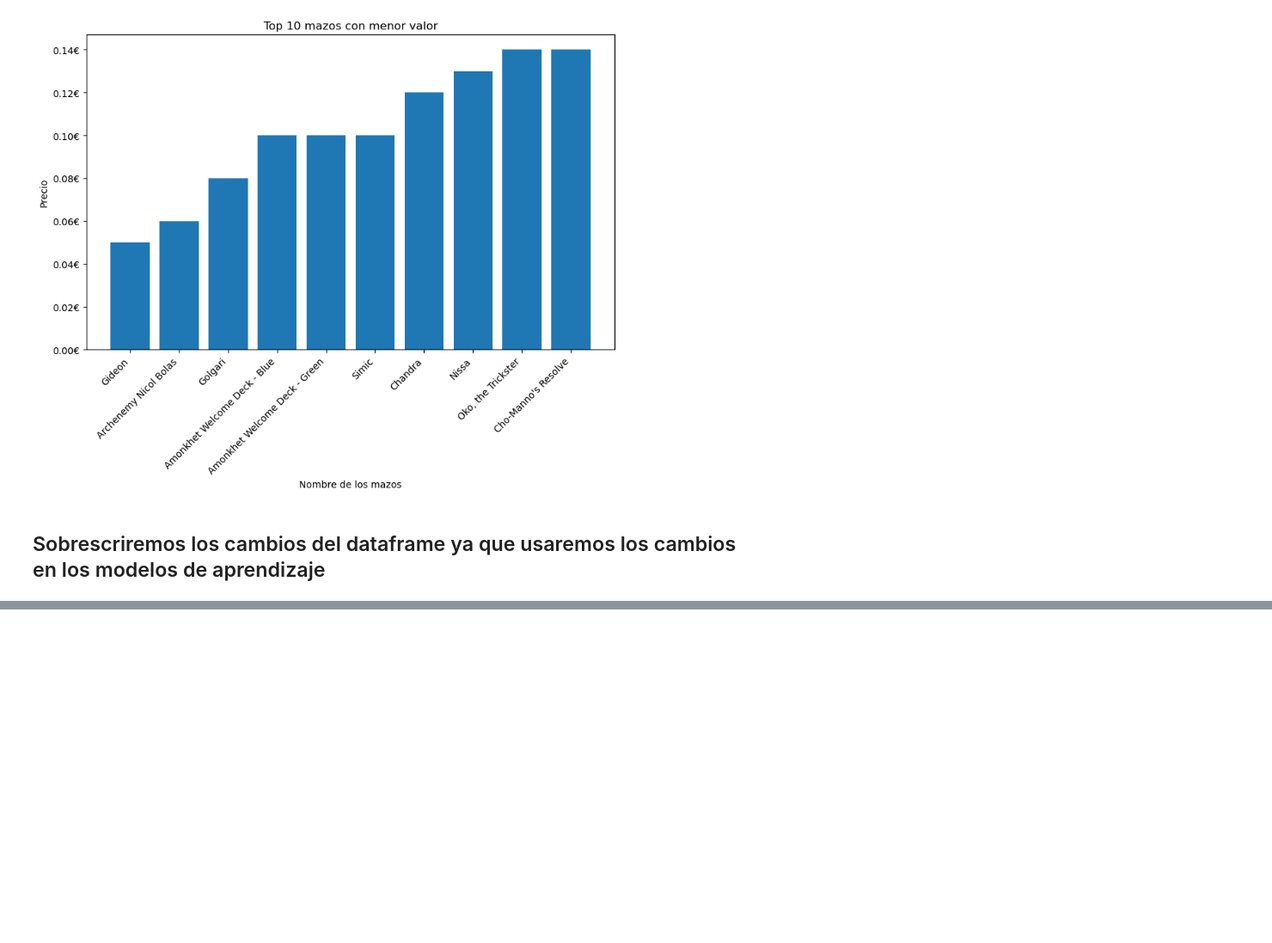
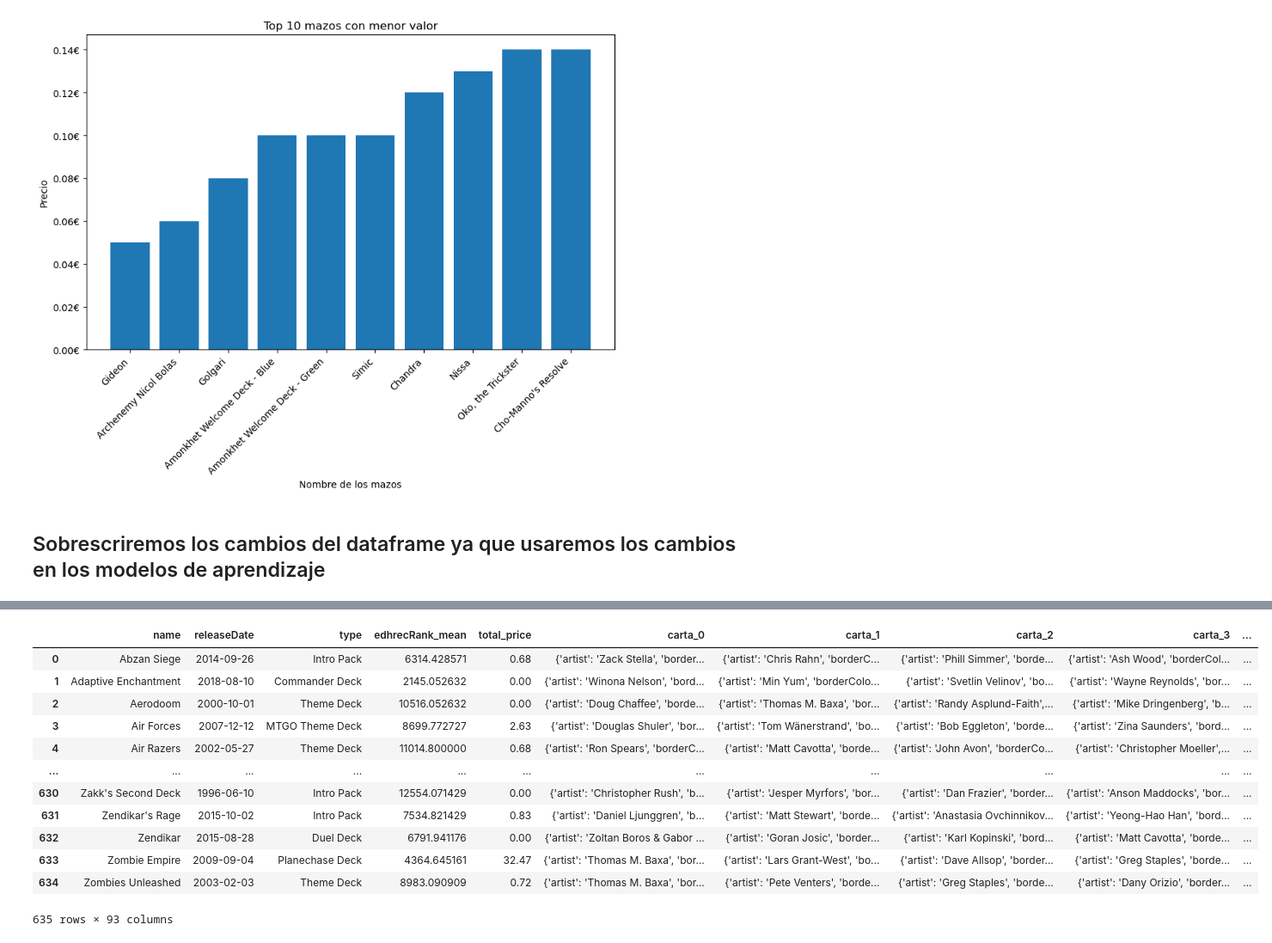
Before and after one commit to RubG4/TFM_MasterBigData_MTG, a Jupyter notebook: Main.ipynb, the cells around one changed output, grey strips where cells are left out. Shown at 86% size. Cells and saved outputs as stored; diff of their text form; code cells hidden in the pictures; blank space fills up the shorter version.

```diff
--- a/Main.ipynb
+++ b/Main.ipynb
@@ -325,0 +330,26 @@ dfMazos.to_csv(path, index=False)
+# %%
+# Seleccionamos las columnas que queremos mantener y separamos las cartas del campo mainBoard
+dfSMP = dfMazos[['name', 'releaseDate','type', 'edhrecRank_mean', 'total_price']]
+mainboard_cards = pd.DataFrame(dfMazos['mainBoard'].tolist()).add_prefix('carta_')
+
+# Aseguramos que los índices estén alineados para evitar filas erroneas y unimos los df para obtner el resultado
+dfSMP = dfSMP.reset_index(drop=True)
+mainboard_cards = mainboard_cards.reset_index(drop=True)
+dfMazos_V2 = pd.concat([dfSMP, mainboard_cards], axis=1)
+
+# Comprobamos si la union se realizo correctamente
+dfMazos_V2
+# %% [output]
+|  | name | releaseDate | type | edhrecRank_mean | total_price | carta_0 | carta_1 | carta_2 | carta_3 | ... |
+| 0 | Abzan Siege | 2014-09-26 | Intro Pack | 6314.428571 | 0.68 | {'artist': 'Zack Stella', 'border... | {'artist': 'Chris Rahn', 'borderC... | {'artist': 'Phill Simmer', 'borde... | {'artist': 'Ash Wood', 'borderCol... | ... |
+| 1 | Adaptive Enchantment | 2018-08-10 | Commander Deck | 2145.052632 | 0.00 | {'artist': 'Winona Nelson', 'bord... | {'artist': 'Min Yum', 'borderColo... | {'artist': 'Svetlin Velinov', 'bo... | {'artist': 'Wayne Reynolds', 'bor... | ... |
+| 2 | Aerodoom | 2000-10-01 | Theme Deck | 10516.052632 | 0.00 | {'artist': 'Doug Chaffee', 'borde... | {'artist': 'Thomas M. Baxa', 'bor... | {'artist': 'Randy Asplund-Faith',... | {'artist': 'Mike Dringenberg', 'b... | ... |
+| 3 | Air Forces | 2007-12-12 | MTGO Theme Deck | 8699.772727 | 2.63 | {'artist': 'Douglas Shuler', 'bor... | {'artist': 'Tom Wänerstrand', 'bo... | {'artist': 'Bob Eggleton', 'borde... | {'artist': 'Zina Saunders', 'bord... | ... |
+| 4 | Air Razers | 2002-05-27 | Theme Deck | 11014.800000 | 0.68 | {'artist': 'Ron Spears', 'borderC... | {'artist': 'Matt Cavotta', 'borde... | {'artist': 'John Avon', 'borderCo... | {'artist': 'Christopher Moeller',... | ... |
+| ... | ... | ... | ... | ... | ... | ... | ... | ... | ... | ... |
+| 630 | Zakk's Second Deck | 1996-06-10 | Intro Pack | 12554.071429 | 0.00 | {'artist': 'Christopher Rush', 'b... | {'artist': 'Jesper Myrfors', 'bor... | {'artist': 'Dan Frazier', 'border... | {'artist': 'Anson Maddocks', 'bor... | ... |
+| 631 | Zendikar's Rage | 2015-10-02 | Intro Pack | 7534.821429 | 0.83 | {'artist': 'Daniel Ljunggren', 'b... | {'artist': 'Matt Stewart', 'borde... | {'artist': 'Anastasia Ovchinnikov... | {'artist': 'Yeong-Hao Han', 'bord... | ... |
+| 632 | Zendikar | 2015-08-28 | Duel Deck | 6791.941176 | 0.00 | {'artist': 'Zoltan Boros & Gabor ... | {'artist': 'Goran Josic', 'border... | {'artist': 'Karl Kopinski', 'bord... | {'artist': 'Matt Cavotta', 'borde... | ... |
+| 633 | Zombie Empire | 2009-09-04 | Planechase Deck | 4364.645161 | 32.47 | {'artist': 'Thomas M. Baxa', 'bor... | {'artist': 'Lars Grant-West', 'bo... | {'artist': 'Dave Allsop', 'border... | {'artist': 'Greg Staples', 'borde... | ... |
+| 634 | Zombies Unleashed | 2003-02-03 | Theme Deck | 8983.090909 | 0.72 | {'artist': 'Thomas M. Baxa', 'bor... | {'artist': 'Pete Venters', 'borde... | {'artist': 'Greg Staples', 'borde... | {'artist': 'Dany Orizio', 'border... | ... |
+635 rows × 93 columns
```
Also changed, not shown: parts of 3 cells of this notebook, 2 other files.
